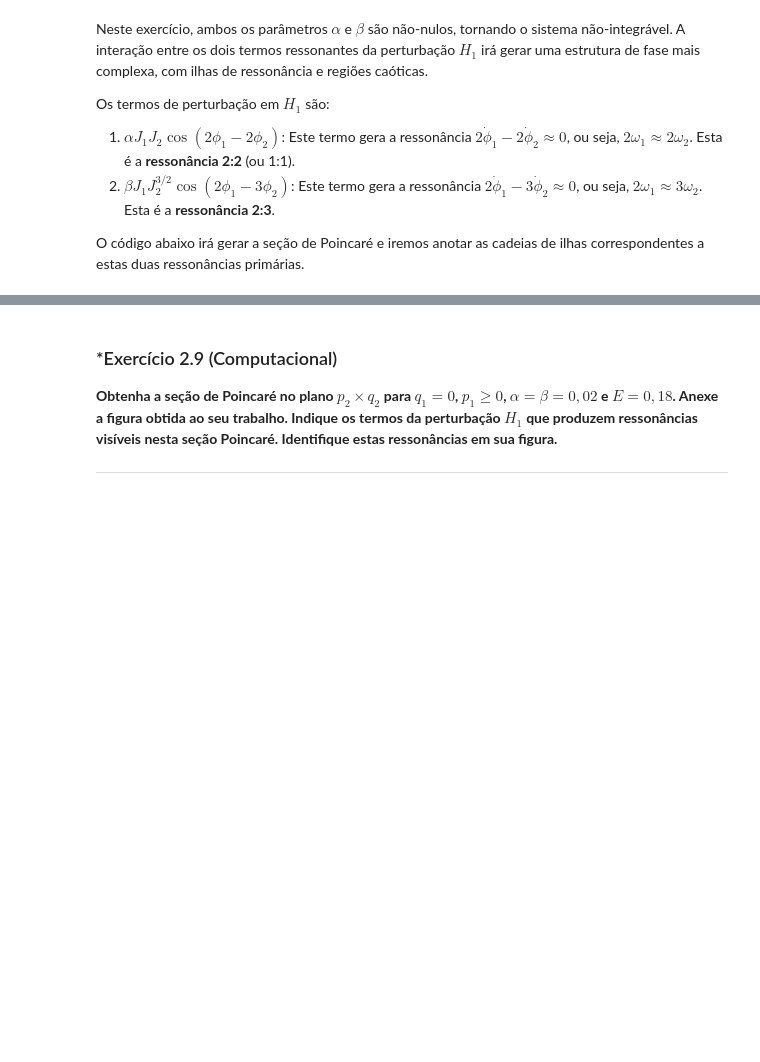
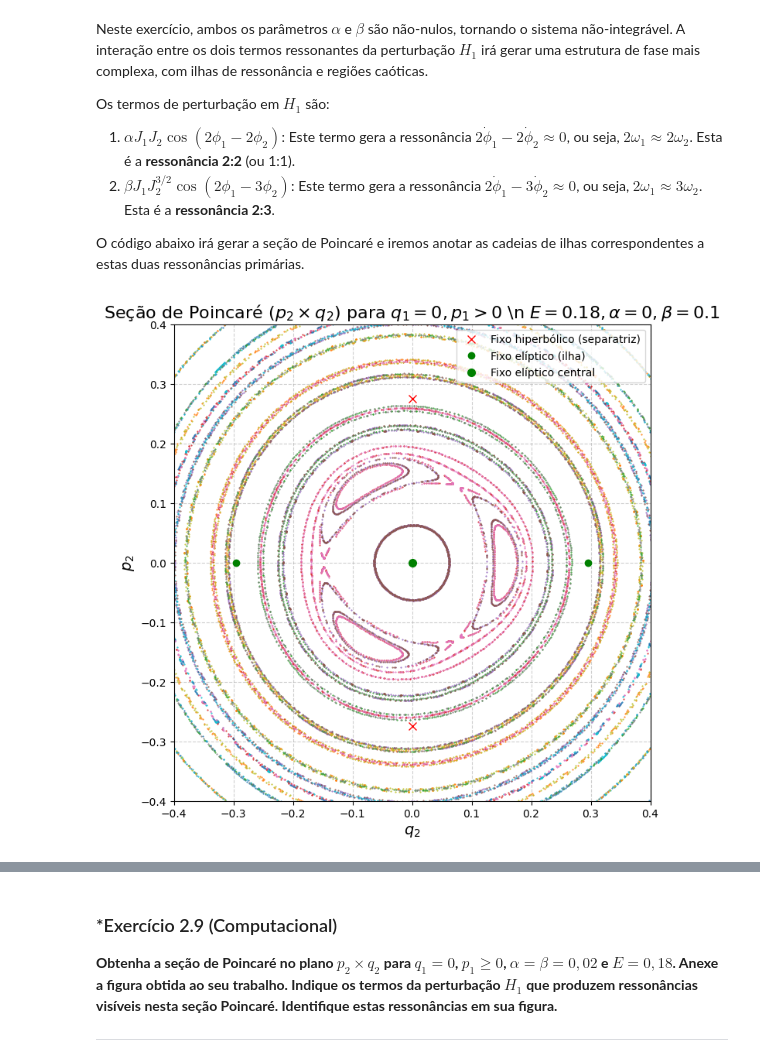
Before and after one commit to Academic-Codex/PGF5005-Mecanica-Classica, a Jupyter notebook: Estudo Dirigido 02/2.Walker-Ford.ipynb, the cells around one changed output, grey strips where cells are left out. Drawn from its saved outputs; the diff is of its cells as text; code cells hidden in the pictures; blank space fills up the shorter version.

```diff
--- a/Estudo Dirigido 02/2.Walker-Ford.ipynb
+++ b/Estudo Dirigido 02/2.Walker-Ford.ipynb
@@ -730,6 +728,85 @@ Os termos de perturbação em $H_1$ são:
 2.  $\beta J_1 J_2^{3/2} \cos(2\phi_1 - 3\phi_2)$: Este termo gera a ressonância $2\dot{\phi}_1 - 3\dot{\phi}_2 \approx 0$, ou seja, $2\omega_1 \approx 3\omega_2$. Esta é a **ressonância 2:3**.
 
 O código abaixo irá gerar a seção de Poincaré e iremos anotar as cadeias de ilhas correspondentes a estas duas ressonâncias primárias.
+# %%
+E = 0.18
+ALPHA = 0
+BETA = 0.1
+PHI1_SECTION = 1.5 * np.pi
+
+integrator_2_4 = WalkerFordIntegrator(alpha=ALPHA, beta=BETA)
+
+fig, ax = plt.subplots(figsize=(10, 8))
+
+# Condições iniciais no plano (q2, p2)
+# initial_q2s = np.linspace(-0.8, 0.8, 10)
+# initial_p2s = [0.0] * 5 + np.linspace(-0.6, 0.6, 5)
+initial_q2s = np.linspace(-0.4, 0.4, 10)
+initial_p2s = np.linspace(-0.4, 0.4, 10)
+
+all_q2_points = []
+all_p2_points = []
+
+for q2_0 in initial_q2s:
+    for p2_0 in initial_p2s:
+        if q2_0 == 0 and p2_0 == 0: continue
+
+        J2_0, phi2_0 = cartesian_to_action_angle(q2_0, p2_0)
+        J1_0 = find_initial_J1(E, J2_0, PHI1_SECTION, phi2_0, integrator_2_4)
+
+        if J1_0 is not None:
+            initial_state = [PHI1_SECTION, phi2_0, J1_0, J2_0]
+            poincare_data = integrator_2_4.integrate_and_poincare(initial_state, dt=0.1, num_steps=40000)
+
+            if len(poincare_data) > 0:
+                J2_p = poincare_data[:, 3]
+                phi2_p = poincare_data[:, 1]
+                q2_p, p2_p = action_angle_to_cartesian(J2_p, phi2_p)
+                ax.plot(q2_p, p2_p, '.', ms=1.0)
+
+# Anotações
+ax.set_title(rf'Seção de Poincaré ($p_2 \times q_2$) para $q_1=0, p_1>0$ \n $E={E}, \alpha={ALPHA}, \beta={BETA}$', fontsize=16)
+ax.set_xlabel(r'$q_2$', fontsize=14)
+ax.set_ylabel(r'$p_2$', fontsize=14)
+ax.set_xlim(-0.4, 0.4)
+ax.set_ylim(-0.4, 0.4)
+ax.set_aspect('equal', adjustable='box')
+ax.grid(True, linestyle='--', alpha=0.6)
+
+# === Encontrar e plotar pontos fixos automaticamente ===
+# fp = find_fixed_points(E, integrator_2_4,
+#                        phi2_span=0.8, J2_min=0.03, J2_max=0.25,
+#                        n_phi=11, n_J=12, n_keep=12)
+# classify_and_plot(fp, integrator_2_4, E, ax)
+# ========================================================
+
+# # Adicionar indicações de pontos fixos
+# ax.plot(0, 0, 'ro', label='Ponto Fixo Elíptico Central') # Ponto central elíptico
+# ax.plot(0.68, 0, 'rx', ms=8, label='Pontos Fixos Hiperbólicos') # Pontos hiperbólicos na separatriz
+# ax.plot(-0.68, 0, 'rx', ms=8)
+# ax.plot([0.38, -0.38], [0.55, 0.55], 'go', ms=6, label='Pontos Fixos Elípticos (Ilha)')
+# ax.plot([0.38, -0.38], [-0.55, -0.55], 'go', ms=6)
+pts = fixed_points_WF(E=0.18, alpha=0.1, phi1_star=PHI1_SECTION)
+
+# sobrepor no gráfico:
+for q2,p2,kind,C,J2,J1 in pts:
+    if kind == 'central':
+        ax.plot(q2, p2, 'go', ms=7, label='Fixo elíptico central')
+    elif C == -1:
+        ax.plot(q2, p2, 'go', ms=6, label='Fixo elíptico (ilha)')  # centros laterais
+    else:
+        ax.plot(q2, p2, 'rx', ms=7, label='Fixo hiperbólico (separatriz)')
+
+# legenda sem duplicatas
+handles, labels = ax.get_legend_handles_labels()
+uniq = dict(zip(labels, handles))
+ax.legend(uniq.values(), uniq.keys())
+
+
+# ax.legend()
+plt.show()
+# %% [output]
+[figure, added]
 # %%
 E_2_8 = 0.0561
 ALPHA_BETA_2_8 = 0.02
```
Also changed, not shown: parts of 5 cells of this notebook, 1 other file.
